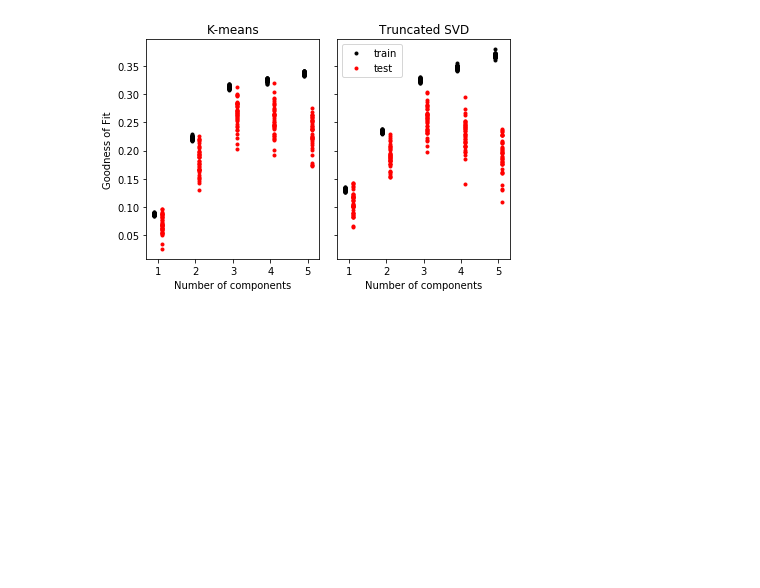
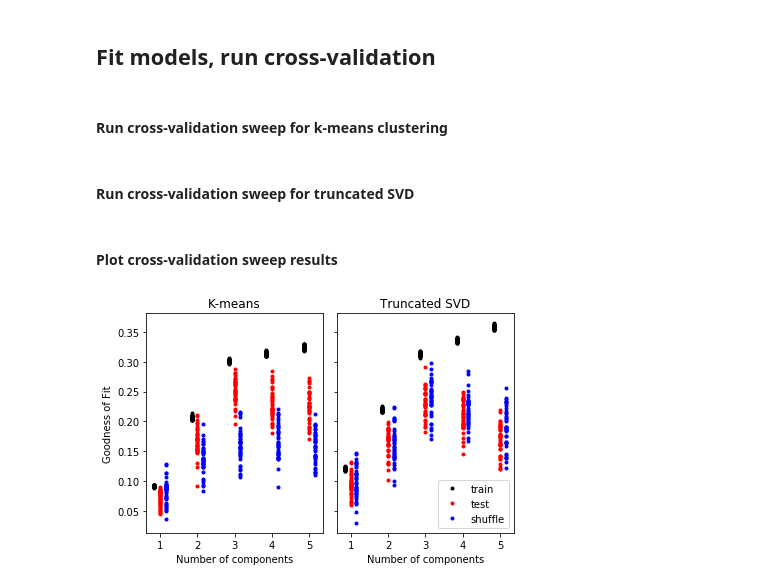
Before and after one commit to ahwillia/lvl, a Jupyter notebook: examples/KMeans.ipynb, the cells around one changed output. Saved outputs shown, nothing was run; the diff lists cells and outputs as text; code cells hidden in the pictures; blank space fills up the shorter version.

Commit message:
update k-means shuffling example

```diff
--- a/examples/KMeans.ipynb
+++ b/examples/KMeans.ipynb
@@ -29,21 +30,39 @@ plt.imshow(model.predict(), aspect='auto', interpolation='none')
+# %% [markdown]
+## Fit models, run cross-validation
+# %% [markdown]
+#### Run cross-validation sweep for k-means clustering
 # %%
 from tqdm import tqdm
 from lvl.crossval import speckled_cv_scores
+from lvl.resamplers import RotationResampler
 
 n_ranks = 5
 ranks = np.arange(1, n_ranks + 1)
 n_repeats = 40
 
+# Run cross-validated k-means with speckled holdout pattern.
 km_train_scores = np.ones((n_ranks, n_repeats))
 km_test_scores = np.ones((n_ranks, n_repeats))
 
 for i, rank in enumerate(tqdm(ranks)):
-    model = KMeans(n_components=rank, n_restarts=30, tol=1e-3, maxiter=1000)
+    model = KMeans(n_components=rank, n_restarts=30, maxiter=1000)
     km_train_scores[i], km_test_scores[i] = \
         speckled_cv_scores(model, data, n_repeats=n_repeats)
+
+# Run cross-validated k-means on shuffled/resampled dataset.
+shuff_km_train_scores = np.ones((n_ranks, n_repeats))
+shuff_km_test_scores = np.ones((n_ranks, n_repeats))
+
+for i, rank in enumerate(tqdm(ranks)):
+    model = KMeans(n_components=rank, n_restarts=30, maxiter=1000)
+    shuff_km_train_scores[i], shuff_km_test_scores[i] = \
+        speckled_cv_scores(model, data, n_repeats=n_repeats, resampler=RotationResampler())
+# %% [markdown]
+#### Run cross-validation sweep for truncated SVD
 # %%
 from lvl.factor_models import TSVD
 
+# Run cross-validated truncated SVD with speckled holdout pattern.
 tsvd_train_scores = np.ones((n_ranks, n_repeats))
 tsvd_test_scores = np.ones((n_ranks, n_repeats))
 
@@ -51,23 +70,36 @@ for i, rank in enumerate(tqdm(ranks)):
     model = TSVD(n_components=rank)
     tsvd_train_scores[i], tsvd_test_scores[i] = \
         speckled_cv_scores(model, data, n_repeats=n_repeats)
+
+# Run cross-validated tSVD on shuffled/resampled dataset.
+shuff_tsvd_train_scores = np.ones((n_ranks, n_repeats))
+shuff_tsvd_test_scores = np.ones((n_ranks, n_repeats))
+
+for i, rank in enumerate(tqdm(ranks)):
+    model = TSVD(n_components=rank, method="als", maxiter=1000)
+    shuff_tsvd_train_scores[i], shuff_tsvd_test_scores[i] = \
+        speckled_cv_scores(model, data, n_repeats=n_repeats, resampler=RotationResampler())
+# %% [markdown]
+#### Plot cross-validation sweep results
 # %%
 fig, axes = plt.subplots(1, 2, sharey=True)
 
 rax = np.tile(ranks, (n_repeats, 1)).T.ravel()
 
-axes[0].plot(rax-.1, km_train_scores.ravel(), '.k');
-axes[0].plot(rax+.1, km_test_scores.ravel(), '.r');
+axes[0].plot(rax-.15, km_train_scores.ravel(), '.k');
+axes[0].plot(rax, km_test_scores.ravel(), '.r');
+axes[0].plot(rax+.15, shuff_km_test_scores.ravel(), '.b');
 axes[0].set_title("K-means")
 
-axes[1].plot(rax-.1, tsvd_train_scores.ravel(), '.k', label='train');
-axes[1].plot(rax+.1, tsvd_test_scores.ravel(), '.r', label='test');
+axes[1].plot(rax-.15, tsvd_train_scores.ravel(), '.k', label='train');
+axes[1].plot(rax, tsvd_test_scores.ravel(), '.r', label='test');
+axes[1].plot(rax+.15, shuff_tsvd_test_scores.ravel(), '.b', label='shuffle');
 axes[1].set_title("Truncated SVD")
 axes[1].legend()
 
 axes[0].set_ylabel("Goodness of Fit")
 for ax in axes:
     ax.set_xlabel("Number of components")
 plt.tight_layout()
 # %% [output]
-[figure, old version]
+[figure, new version]
```
Also changed, not shown: parts of 6 cells of this notebook, 8 other files.
